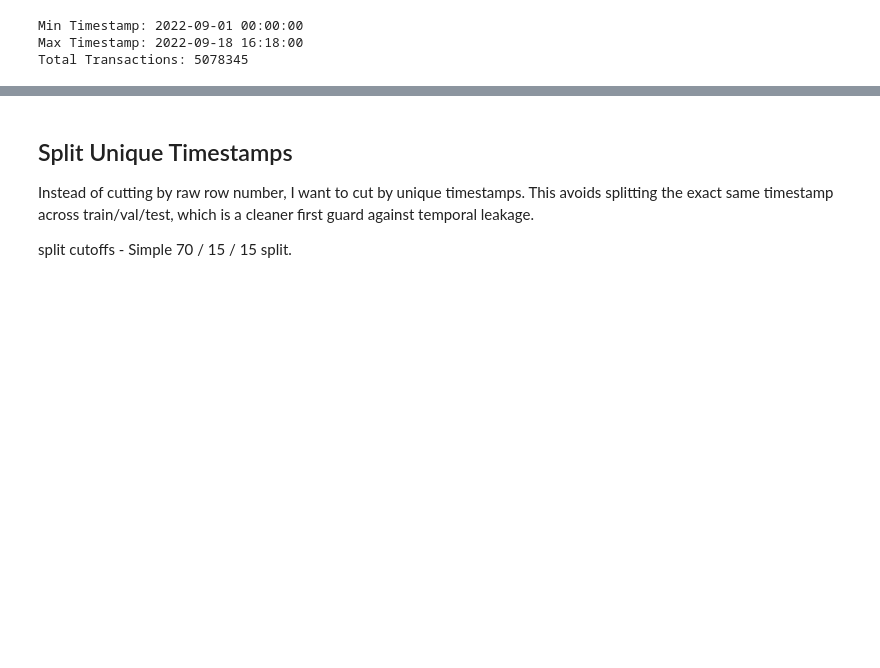
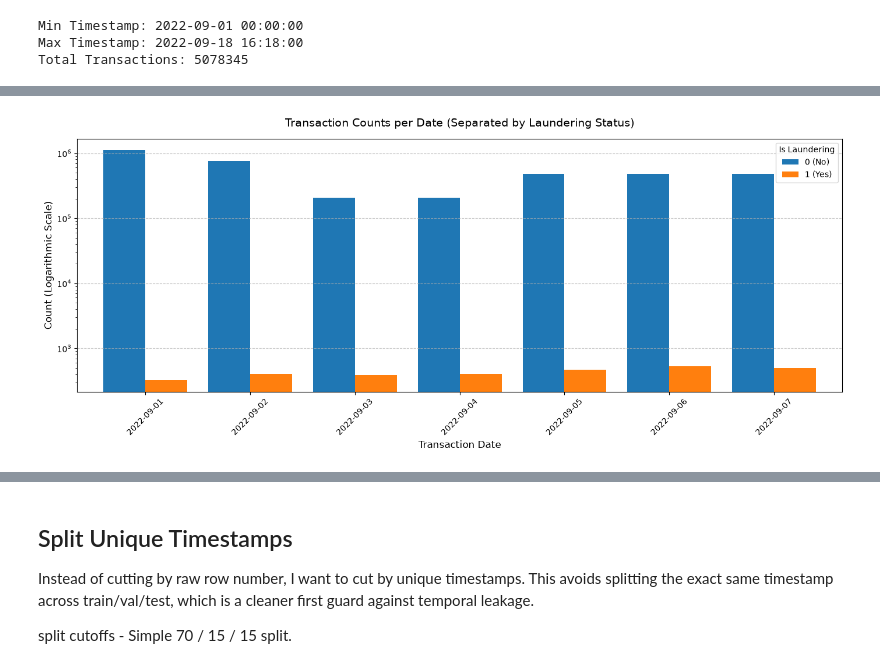
Before and after one commit to surabhi1914/Catch_Fraud, a Jupyter notebook: notebooks/02_split_data.ipynb, the cells around one changed output, grey strips where cells are left out. Cells and saved outputs as stored; diff of their text form; code cells hidden in the pictures; blank space fills up the shorter version.

```diff
--- a/notebooks/02_split_data.ipynb
+++ b/notebooks/02_split_data.ipynb
@@ -115,0 +231,5 @@ Total Transactions: 5078345
+# %%
+test_start_date = pd.to_datetime("2022-09-8").date()
+# %%
+train_df = df[df["transaction_date"] < test_start_date].copy()
+test_df = df[df["transaction_date"] >= test_start_date].copy()
@@ -115,0 +254,8 @@ Total Transactions: 5078345
+# %%
+train_df_summary = (
+    train_df.groupby("transaction_date")["is_laundering"]
+    .value_counts()
+    .reset_index(name="proportion")
+)
+
+train_df_summary
@@ -115,0 +278,4 @@ Total Transactions: 5078345
+# %%
+plot_summary_date(train_df_summary)
+# %% [output]
+[figure, added]
```
Also changed, not shown: parts of 35 cells of this notebook, 46 other files.
